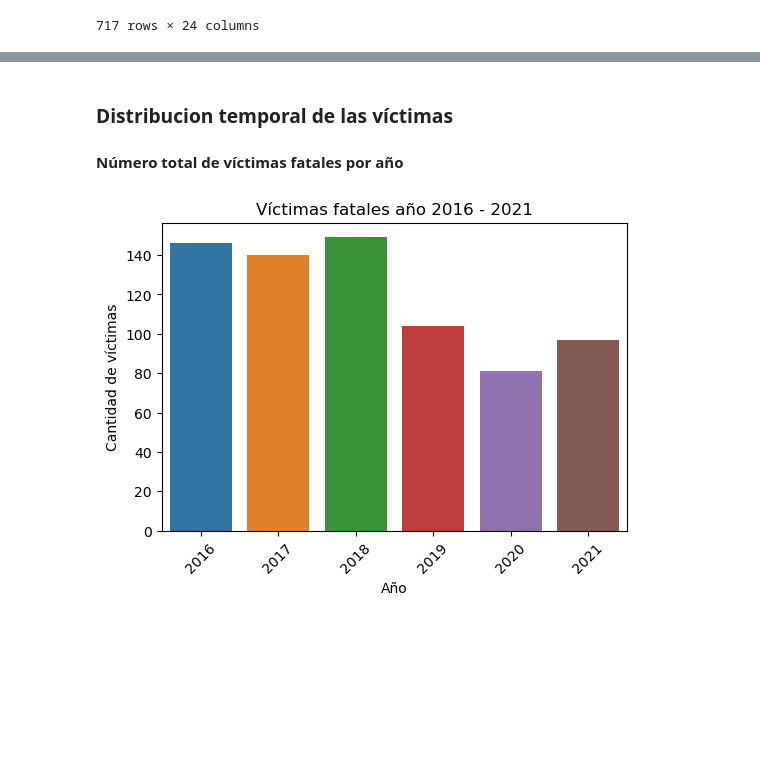
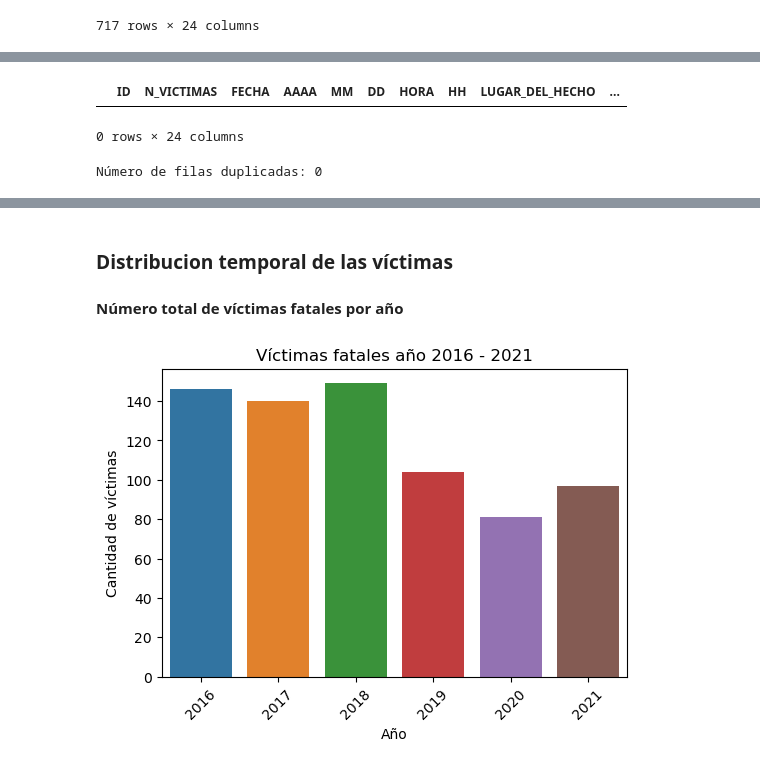
Before and after one commit to CristianSilvaB/PI_DA, a Jupyter notebook: notebooks/EDA.ipynb, the cells around one changed output, grey strips where cells are left out. Drawn from its saved outputs; the diff is of its cells as text; code cells hidden in the pictures; blank space fills up the shorter version.

```diff
--- a/notebooks/EDA.ipynb
+++ b/notebooks/EDA.ipynb
@@ -30,0 +79,13 @@ homicidios_merge_df
+# %%
+duplicates = homicidios_merge_df.duplicated()
+duplicated_rows = homicidios_merge_df[duplicates]
+
+duplicated_rows
+# %% [output]
+|  | ID | N_VICTIMAS | FECHA | AAAA | MM | DD | HORA | HH | LUGAR_DEL_HECHO | ... |
+0 rows × 24 columns
+# %%
+num_duplicates = homicidios_merge_df.duplicated().sum()
+print(f"Número de filas duplicadas: {num_duplicates}")
+# %% [output]
+Número de filas duplicadas: 0
```
Also changed, not shown: parts of 17 cells of this notebook, 1 other file.
